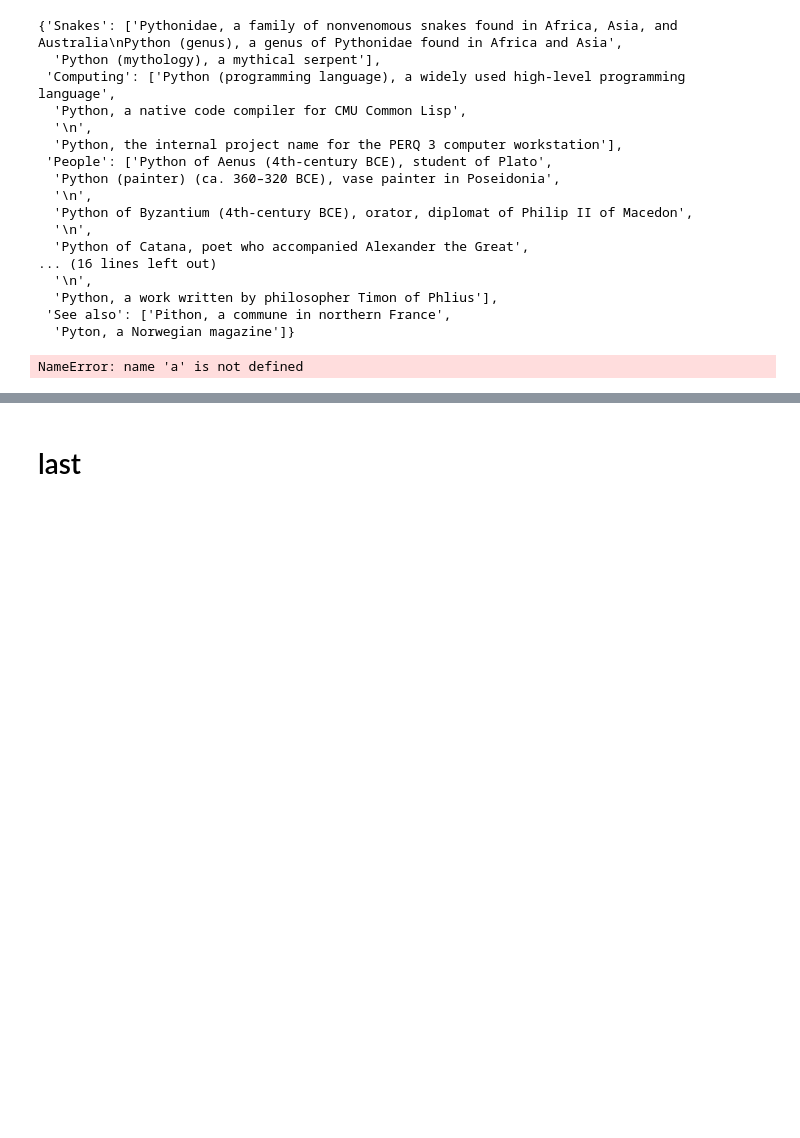
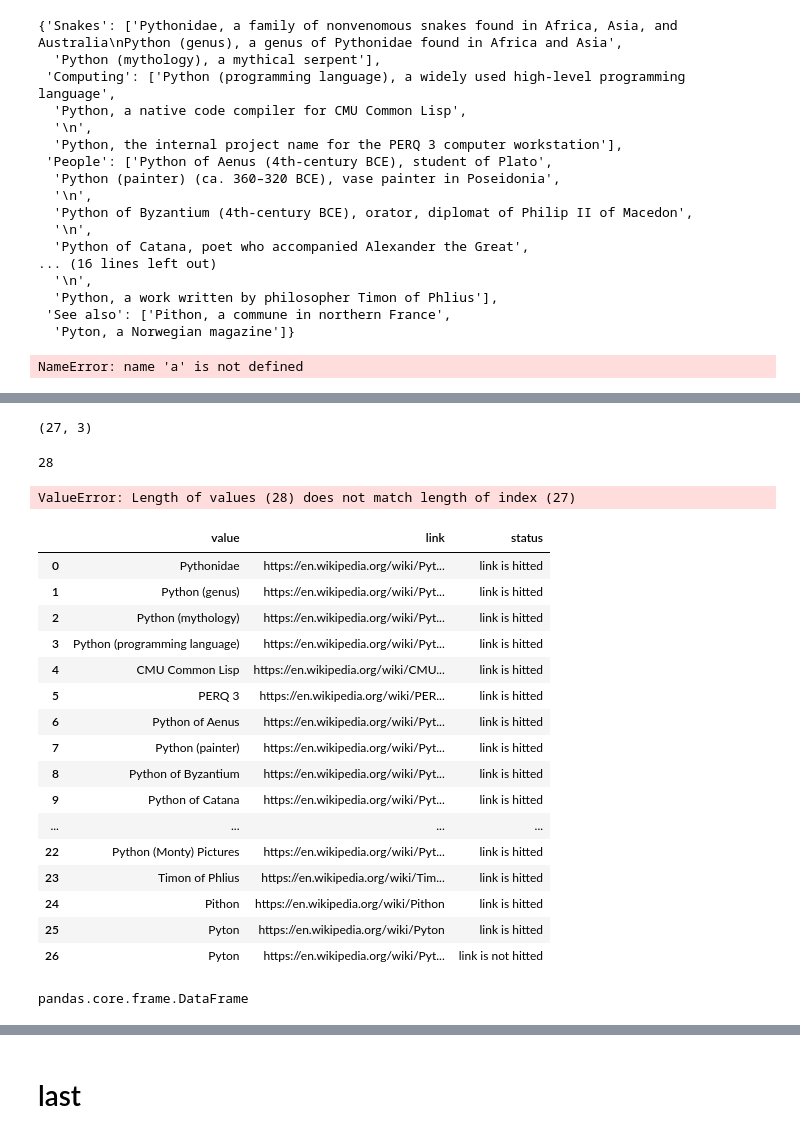
Before and after one commit to asifkasi/course_python_n_automation, a Jupyter notebook: Web Scraping/beautifulsoup.ipynb, the cells around one changed output, grey strips where cells are left out. Saved outputs shown, nothing was run; the diff lists cells and outputs as text; code cells hidden in the pictures; blank space fills up the shorter version.

```diff
--- a/Web Scraping/beautifulsoup.ipynb
+++ b/Web Scraping/beautifulsoup.ipynb
@@ -793,0 +929,35 @@ sheet_data.to_csv("data.xlsx",index=False)
+# %%
+df.shape # 27 rows and 3 columns
+# %% [output]
+(27, 3)
+# %%
+link_status.append("i")
+# %%
+len(link_status)
+# %% [output]
+28
+# %%
+
+df["status2"] = link_status
+# %% [output]
+ValueError: Length of values (28) does not match length of index (27)
+# %%
+df
+# %% [output]
+|  | value | link | status |
+| 0 | Pythonidae | https://en.wikipedia.org/wiki/Pyt... | link is hitted |
+| 1 | Python (genus) | https://en.wikipedia.org/wiki/Pyt... | link is hitted |
+| 2 | Python (mythology) | https://en.wikipedia.org/wiki/Pyt... | link is hitted |
+| 3 | Python (programming language) | https://en.wikipedia.org/wiki/Pyt... | link is hitted |
+| 4 | CMU Common Lisp | https://en.wikipedia.org/wiki/CMU... | link is hitted |
+| 5 | PERQ 3 | https://en.wikipedia.org/wiki/PER... | link is hitted |
+| 6 | Python of Aenus | https://en.wikipedia.org/wiki/Pyt... | link is hitted |
+| 7 | Python (painter) | https://en.wikipedia.org/wiki/Pyt... | link is hitted |
+| 8 | Python of Byzantium | https://en.wikipedia.org/wiki/Pyt... | link is hitted |
+| 9 | Python of Catana | https://en.wikipedia.org/wiki/Pyt... | link is hitted |
+| ... | ... | ... | ... |
+| 22 | Python (Monty) Pictures | https://en.wikipedia.org/wiki/Pyt... | link is hitted |
+| 23 | Timon of Phlius | https://en.wikipedia.org/wiki/Tim... | link is hitted |
+| 24 | Pithon | https://en.wikipedia.org/wiki/Pithon | link is hitted |
+| 25 | Pyton | https://en.wikipedia.org/wiki/Pyton | link is hitted |
+| 26 | Pyton | https://en.wikipedia.org/wiki/Pyt... | link is not hitted |
@@ -793,0 +966,4 @@ sheet_data.to_csv("data.xlsx",index=False)
+# %%
+type(df[["link","value"]])
+# %% [output]
+pandas.core.frame.DataFrame
```
Also changed, not shown: parts of 24 cells of this notebook, 4 other files.
